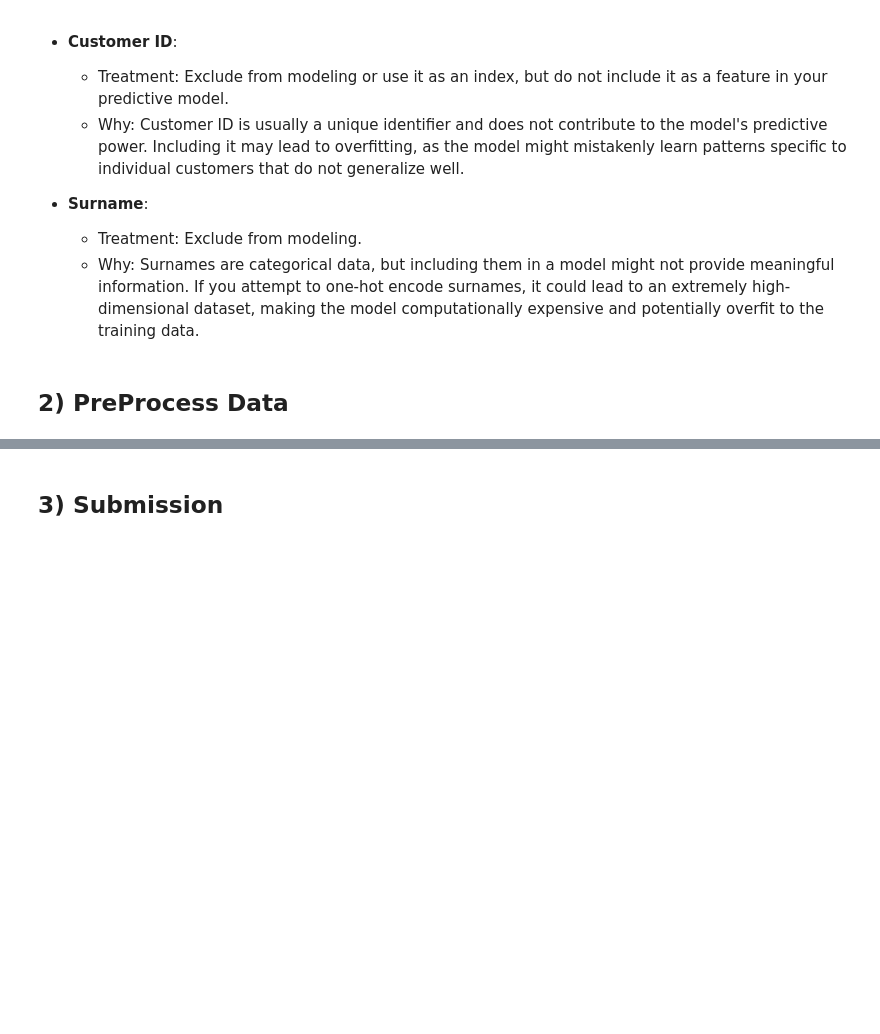
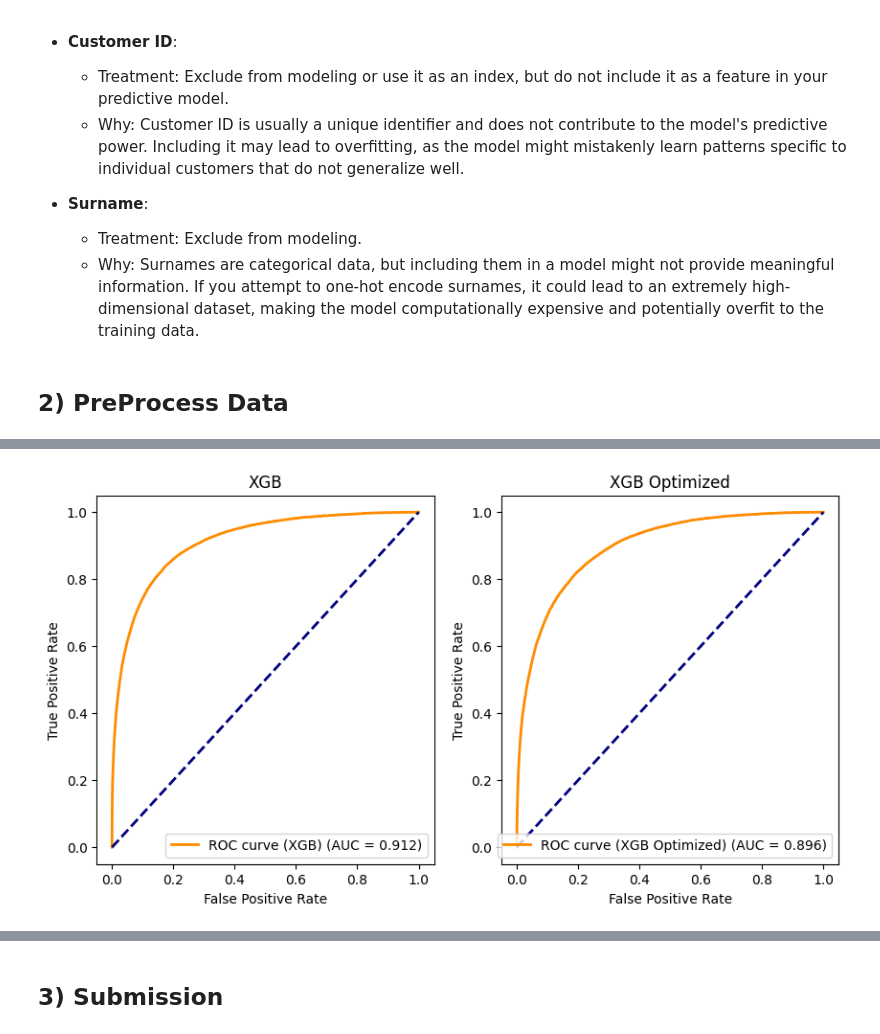
Before and after one commit to RuiFSP/Kaggle, a Jupyter notebook: Playground_Series_S4/1-Binary Classification with a Bank Churn Dataset/bank_churn_optimize.ipynb, the cells around one changed output, grey strips where cells are left out. Cells and saved outputs as stored; diff of their text form; code cells hidden in the pictures; blank space fills up the shorter version.

```diff
--- a/Playground_Series_S4/1-Binary Classification with a Bank Churn Dataset/bank_churn_optimize.ipynb
+++ b/Playground_Series_S4/1-Binary Classification with a Bank Churn Dataset/bank_churn_optimize.ipynb
@@ -446,0 +485,22 @@ plot_learning_curve(clf, train_df, train_df['Exited'])
+# %%
+# plot roc curve for xgb and xgb_opt side by side with sns and axis
+fig, (ax1, ax2) = plt.subplots(1, 2, figsize=(10, 5))
+fpr_xgb, tpr_xgb, _ = roc_curve(train_df['Exited'], xgb_pipe.predict_proba(train_df)[:, 1])
+fpr_xgb_opt, tpr_xgb_opt, _ = roc_curve(train_df['Exited'], xgb_opt.predict_proba(train_df)[:, 1])
+roc_auc_xgb = auc(fpr_xgb, tpr_xgb)
+roc_auc_xgb_opt = auc(fpr_xgb_opt, tpr_xgb_opt)
+ax1.plot(fpr_xgb, tpr_xgb, color='darkorange', lw=2, label='ROC curve (XGB) (AUC = %0.3f)' % roc_auc_xgb)
+ax2.plot(fpr_xgb_opt, tpr_xgb_opt, color='darkorange', lw=2, label='ROC curve (XGB Optimized) (AUC = %0.3f)' % roc_auc_xgb_opt)
+ax1.plot([0, 1], [0, 1], color='navy', lw=2, linestyle='--')
+ax2.plot([0, 1], [0, 1], color='navy', lw=2, linestyle='--')
+ax1.set_title('XGB')
+ax2.set_title('XGB Optimized')
+ax1.set_ylabel('True Positive Rate')
+ax1.set_xlabel('False Positive Rate')
+ax2.set_xlabel('False Positive Rate')
+ax2.set_ylabel('True Positive Rate')
+ax1.legend(loc="lower right")
+ax2.legend(loc="lower right")
+plt.show()
+# %% [output]
+[figure, added]
```
Also changed, not shown: parts of 26 cells of this notebook, 3 other files.
